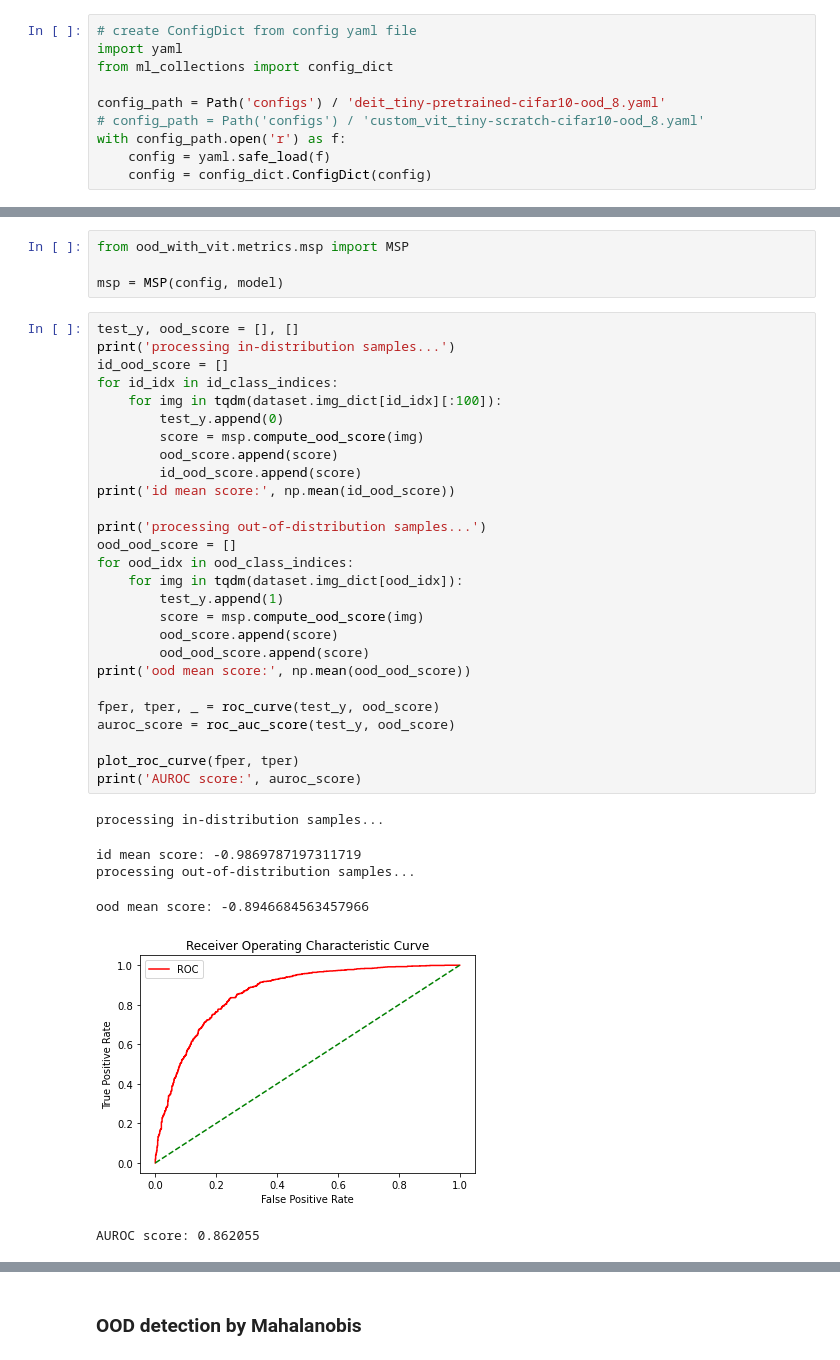
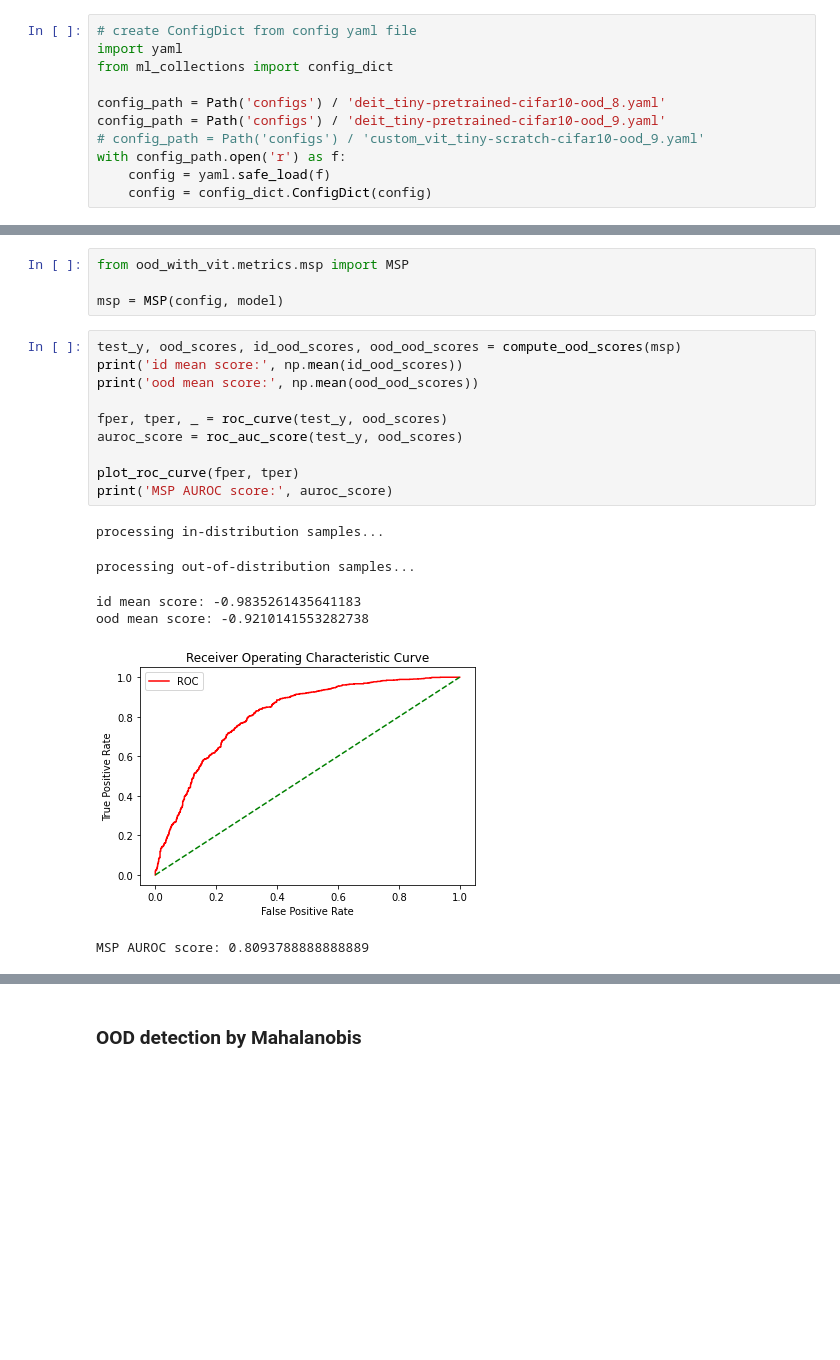
Before and after one commit to Simcs/OOD-with-ViT, a Jupyter notebook: ood_detection_baseline.ipynb, the cells around one changed output, grey strips where cells are left out. Drawn from its saved outputs; the diff is of its cells as text; blank space fills up the shorter version.

Commit message:
add results of pretrained deit-tiny model

```diff
--- a/ood_detection_baseline.ipynb
+++ b/ood_detection_baseline.ipynb
@@ -27,7 +33,8 @@ import yaml
 from ml_collections import config_dict
 
 config_path = Path('configs') / 'deit_tiny-pretrained-cifar10-ood_8.yaml'
-# config_path = Path('configs') / 'custom_vit_tiny-scratch-cifar10-ood_8.yaml'
+config_path = Path('configs') / 'deit_tiny-pretrained-cifar10-ood_9.yaml'
+# config_path = Path('configs') / 'custom_vit_tiny-scratch-cifar10-ood_9.yaml'
 with config_path.open('r') as f:
     config = yaml.safe_load(f)
     config = config_dict.ConfigDict(config)
@@ -229,37 +273,20 @@ def plot_roc_curve(fper, tper):
 from ood_with_vit.metrics.msp import MSP
 
 msp = MSP(config, model)
-# %%
-test_y, ood_score = [], []
-print('processing in-distribution samples...')
-id_ood_score = []
-for id_idx in id_class_indices:
-    for img in tqdm(dataset.img_dict[id_idx][:100]):
-        test_y.append(0)
-        score = msp.compute_ood_score(img)
-        ood_score.append(score)
-        id_ood_score.append(score)
-print('id mean score:', np.mean(id_ood_score))
-
-print('processing out-of-distribution samples...')
-ood_ood_score = []
-for ood_idx in ood_class_indices:
-    for img in tqdm(dataset.img_dict[ood_idx]):
-        test_y.append(1)
-        score = msp.compute_ood_score(img)
-        ood_score.append(score)
-        ood_ood_score.append(score)
-print('ood mean score:', np.mean(ood_ood_score))
-
-fper, tper, _ = roc_curve(test_y, ood_score)
-auroc_score = roc_auc_score(test_y, ood_score)
-
-plot_roc_curve(fper, tper)
-print('AUROC score:', auroc_score)
-# %% [output]
-processing in-distribution samples...
-id mean score: -0.9869787197311719
-processing out-of-distribution samples...
-ood mean score: -0.8946684563457966
-[figure, removed]
-AUROC score: 0.862055
+# %%
+test_y, ood_scores, id_ood_scores, ood_ood_scores = compute_ood_scores(msp)
+print('id mean score:', np.mean(id_ood_scores))
+print('ood mean score:', np.mean(ood_ood_scores))
+
+fper, tper, _ = roc_curve(test_y, ood_scores)
+auroc_score = roc_auc_score(test_y, ood_scores)
+
+plot_roc_curve(fper, tper)
+print('MSP AUROC score:', auroc_score)
+# %% [output]
+processing in-distribution samples...
+processing out-of-distribution samples...
+id mean score: -0.9835261435641183
+ood mean score: -0.9210141553282738
+[figure, added]
+MSP AUROC score: 0.8093788888888889
```
Also changed, not shown: parts of 8 cells of this notebook.
